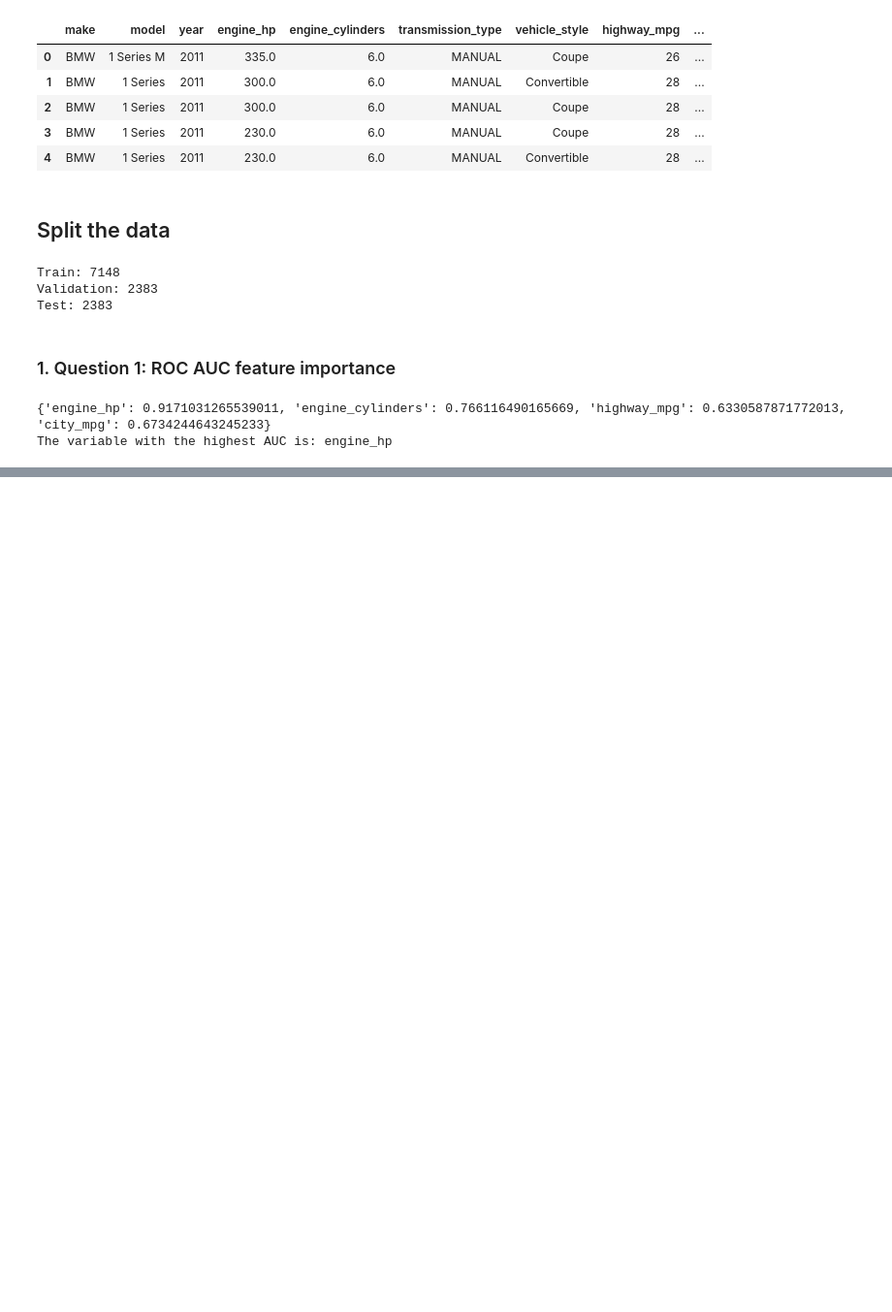
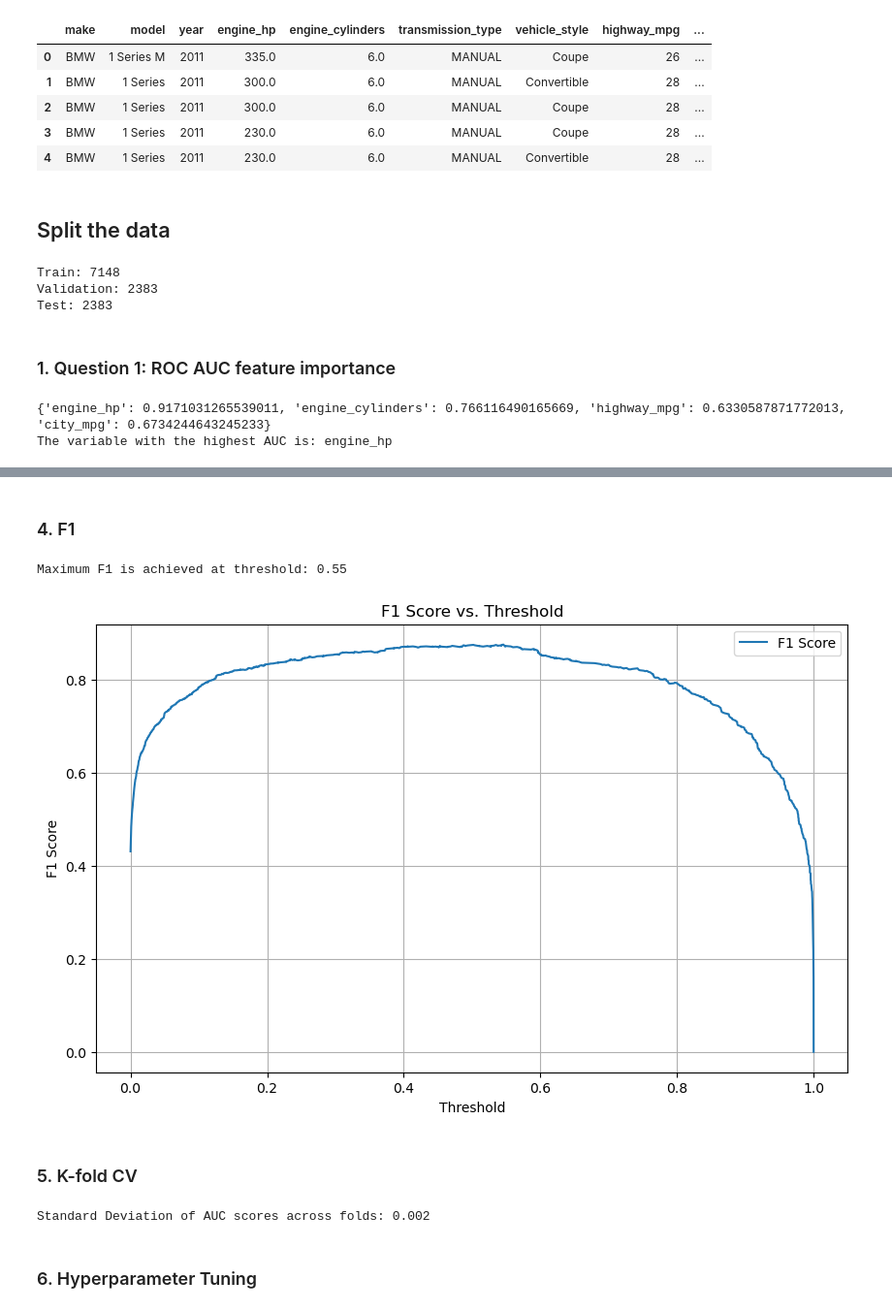
Before and after one commit to kevmo/ml-demos, a Jupyter notebook: Evaluation.ipynb, the cells around one changed output, grey strips where cells are left out. Shown: that part at 97% size. Cells and saved outputs as stored; diff of their text form; code cells hidden in the pictures; blank space fills up the shorter version.

```diff
--- a/Evaluation.ipynb
+++ b/Evaluation.ipynb
@@ -105,0 +160,70 @@ The variable with the highest AUC is: engine_hp
+# %% [markdown]
+### 4. F1
+# %%
+# Compute F1 for each threshold
+f1_scores = 2 * (precision * recall) / (precision + recall)
+
+# Find threshold where F1 is maximal
+max_f1_threshold = thresholds[np.argmax(f1_scores)]
+
+print(f"Maximum F1 is achieved at threshold: {max_f1_threshold:.2f}")
+
+# Optionally, plot F1 scores across thresholds
+plt.figure(figsize=(10, 6))
+plt.plot(thresholds, f1_scores, label='F1 Score')
+plt.xlabel('Threshold')
+plt.ylabel('F1 Score')
+plt.title('F1 Score vs. Threshold')
+plt.grid(True)
+plt.legend()
+plt.show()
+# %% [output]
+Maximum F1 is achieved at threshold: 0.55
+[figure, added]
+# %% [markdown]
+### 5. K-fold CV
+# %%
+from sklearn.model_selection import KFold
+from sklearn.linear_model import LogisticRegression
+from sklearn.metrics import roc_auc_score
+from sklearn.feature_extraction import DictVectorizer
+
+
+# Combine train and validation datasets to form df_full_train
+df_full_train = pd.concat([df_train, df_val])
+
+# Set up the KFold split
+kf = KFold(n_splits=5, shuffle=True, random_state=1)
+
+# Prepare the full data with one-hot encoding
+full_train_dicts = df_full_train.drop(columns=['above_average', 'msrp']).to_dict(orient='records')
+dv = DictVectorizer(sparse=False)
+X_full_train = dv.fit_transform(full_train_dicts)
+y_full_train = df_full_train['above_average']
+
+scores = []
+
+# Iterate over the train and validation indices provided by the KFold split
+for train_idx, val_idx in kf.split(X_full_train):
+    # Split the data into train and validation
+    X_train_fold, X_val_fold = X_full_train[train_idx], X_full_train[val_idx]
+    y_train_fold, y_val_fold = y_full_train.iloc[train_idx], y_full_train.iloc[val_idx]
+
+    # Train the model
+    model = LogisticRegression(solver='liblinear', C=1.0, max_iter=1000)
+    model.fit(X_train_fold, y_train_fold)
+
+    # Evaluate the model on validation and get the AUC
+    y_pred = model.predict_proba(X_val_fold)[:, 1]
+    auc = roc_auc_score(y_val_fold, y_pred)
+
+    scores.append(auc)
+
+# Calculate the standard deviation of the scores
+std_dev = np.std(scores)
+
+print(f"Standard Deviation of AUC scores across folds: {std_dev:.3f}")
+# %% [output]
+Standard Deviation of AUC scores across folds: 0.002
+# %% [markdown]
+### 6. Hyperparameter Tuning
```
Also changed, not shown: parts of 5 cells of this notebook.
